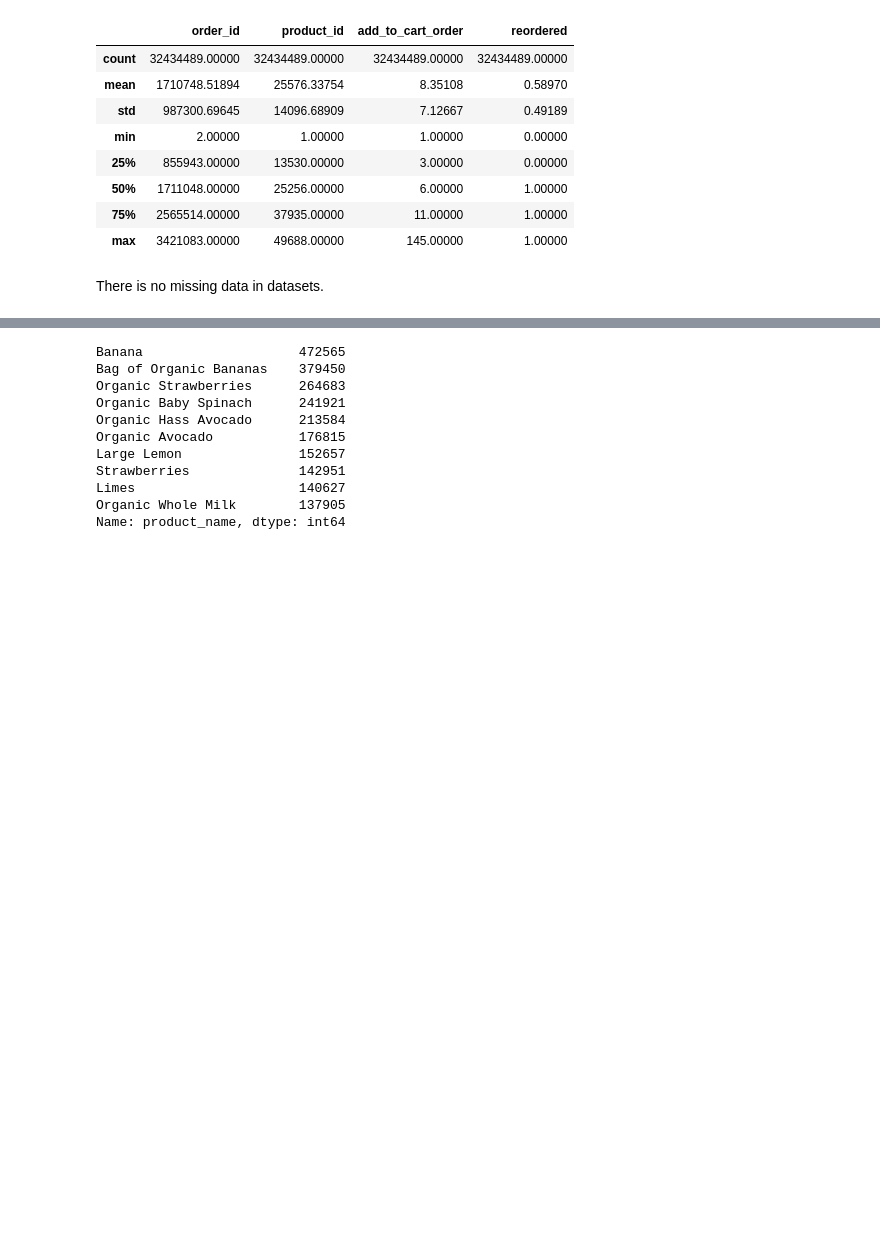
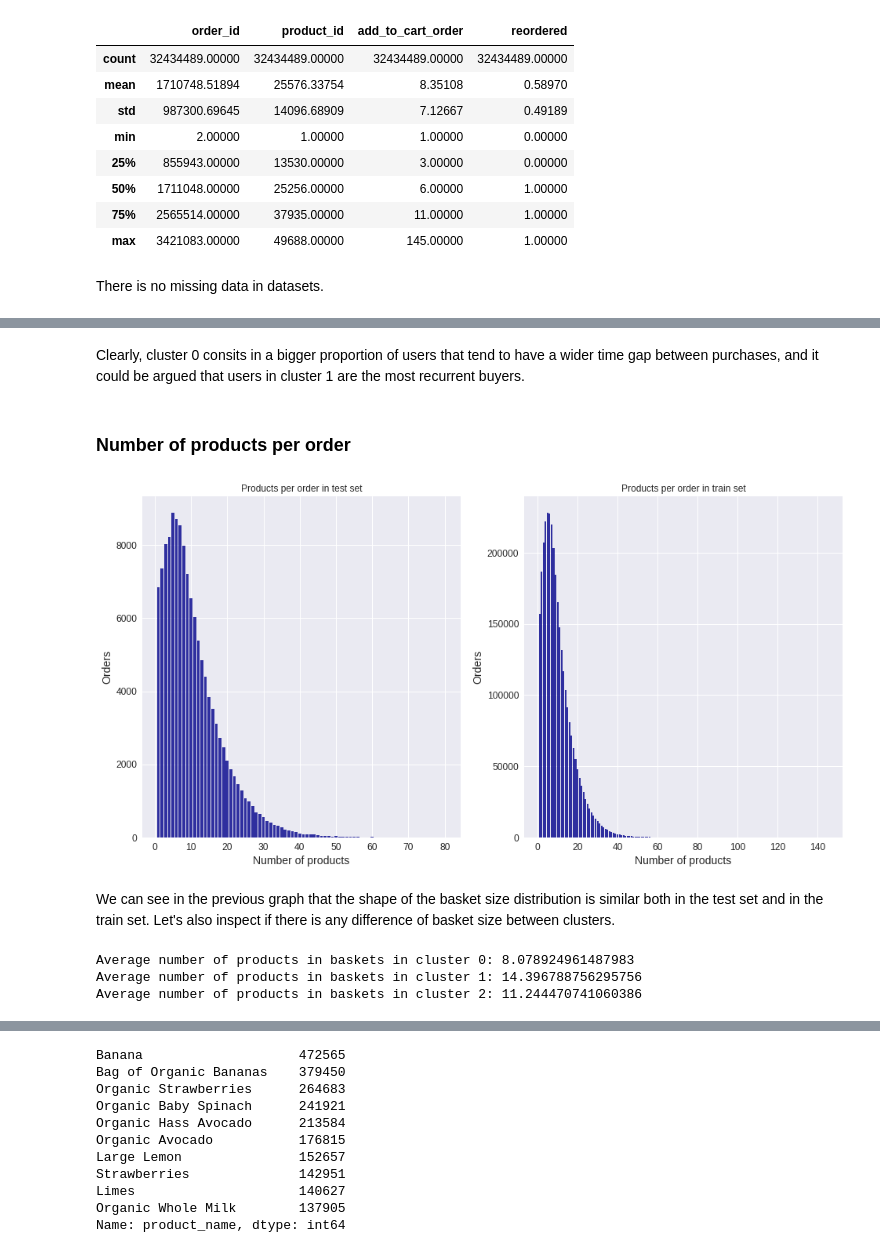
Before and after one commit to dxu15-nic/Instacart_Recommender, a Jupyter notebook: notebooks/EDA.ipynb, the cells around one changed output, grey strips where cells are left out. Drawn from its saved outputs; the diff is of its cells as text; code cells hidden in the pictures; blank space fills up the shorter version.

```diff
--- a/notebooks/EDA.ipynb
+++ b/notebooks/EDA.ipynb
@@ -334,0 +361,42 @@ Most common products bought:
+# %% [markdown]
+Clearly, cluster 0 consits in a bigger proportion of users that tend to have a wider time gap between purchases, and it could be argued that users in cluster 1 are the most recurrent buyers.
+# %% [markdown]
+### Number of products per order
+# %%
+plt.figure(figsize=(16,8))
+plt.subplot(1, 2, 1)
+
+# Train set
+order_product_count = df_order_products__train.groupby("order_id")["add_to_cart_order"]\
+                      .aggregate(max).reset_index().add_to_cart_order.value_counts()
+plt.bar(order_product_count.index, order_product_count.values, alpha=0.8, color='darkblue')
+plt.ylabel('Orders')
+plt.title("Products per order in test set")
+plt.xlabel('Number of products')
+
+# Prior set
+plt.subplot(1, 2, 2)
+order_product_count = df_order_products__prior.groupby("order_id")["add_to_cart_order"]\
+                      .aggregate(max).reset_index().add_to_cart_order.value_counts()
+plt.bar(order_product_count.index, order_product_count.values, alpha=0.8, color='darkblue')
+plt.ylabel('Orders')
+plt.title("Products per order in train set")
+plt.xlabel('Number of products')
+
+plt.show()
+# %% [output]
+[figure, added]
+# %% [markdown]
+We can see in the previous graph that the shape of the basket size distribution is similar both in the test set and in the train set. Let's also inspect if there is any difference of basket size between clusters.
+# %%
+baskets = []
+for i in range(len(cluster_number)):
+    baskets.append(df_past_orders_cluster[df_past_orders_cluster.cluster==i].groupby(["order_id"])["product_id"].aggregate("count").reset_index())
+    baskets[i]['cluster'] = i
+    print("Average number of products in baskets in cluster {}: {}".format(i,baskets[i].product_id.mean()))
+
+df_basket_size = pd.concat([baskets[0],baskets[1],baskets[2]])
+# %% [output]
+Average number of products in baskets in cluster 0: 8.078924961487983
+Average number of products in baskets in cluster 1: 14.396788756295756
+Average number of products in baskets in cluster 2: 11.244470741060386
```
Also changed, not shown: parts of 85 cells of this notebook, 2 other files.
